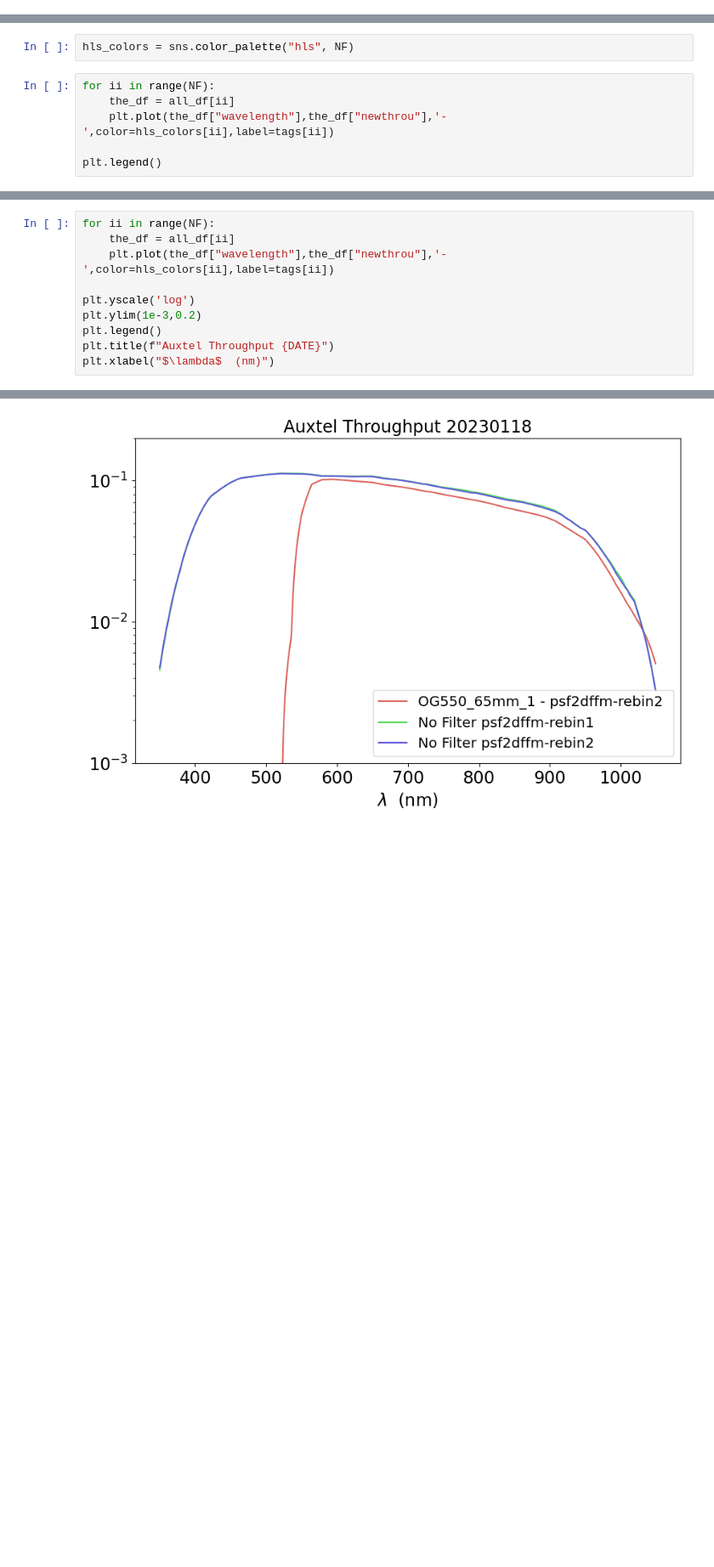
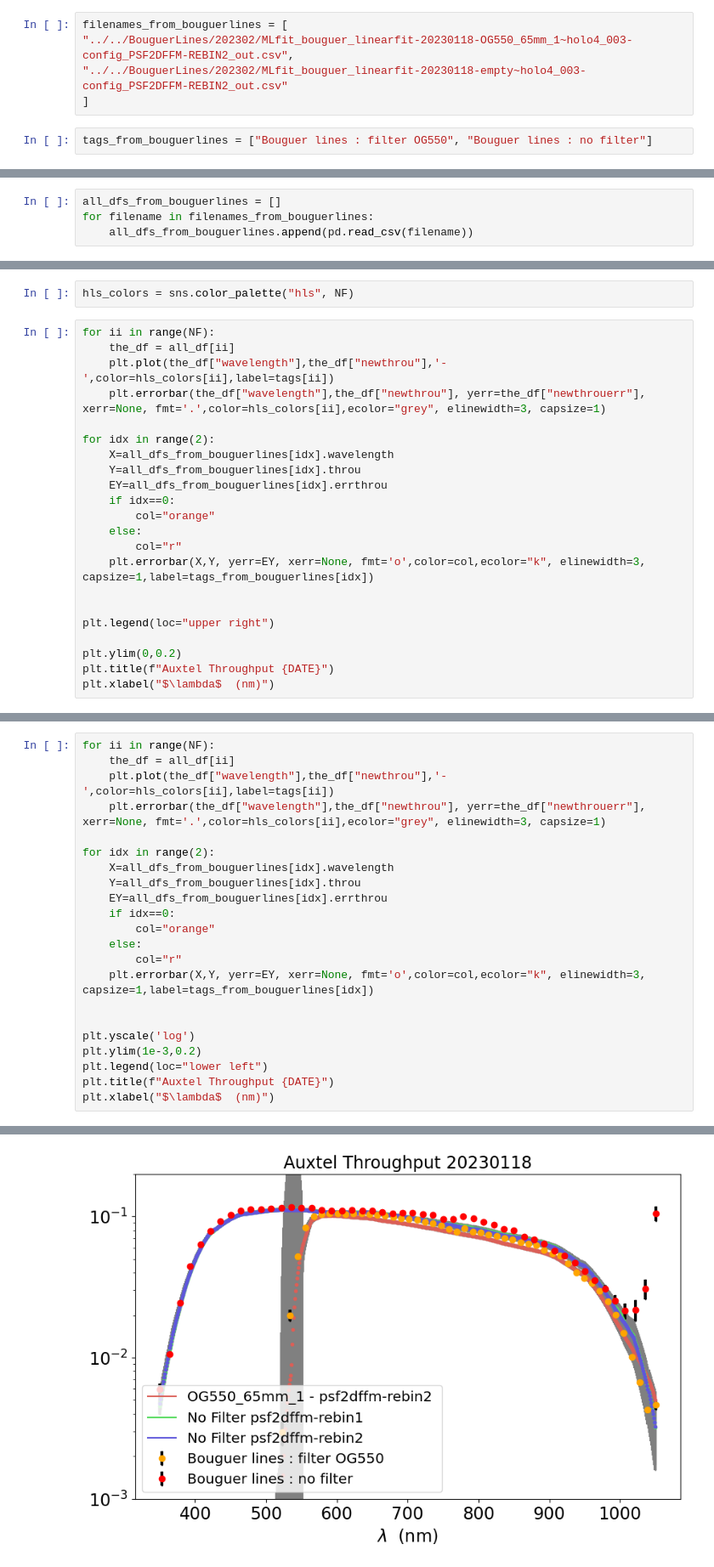
Before and after one commit to sylvielsstfr/AuxTelComm, a Jupyter notebook: notebooks_usdf/FitAtmosphericParameters/202302/CompareThroughputs.ipynb, the cells around one changed output, grey strips where cells are left out. Shown: that part at 85% size. Drawn from its saved outputs; the diff is of its cells as text; blank space fills up the shorter version.

```diff
--- a/notebooks_usdf/FitAtmosphericParameters/202302/CompareThroughputs.ipynb
+++ b/notebooks_usdf/FitAtmosphericParameters/202302/CompareThroughputs.ipynb
@@ -49,6 +49,13 @@ plt.rcParams.update(params)
 # Config
 # %%
 DATE=20230118
+# %%
+filenames_from_bouguerlines = [
+"../../BouguerLines/202302/MLfit_bouguer_linearfit-20230118-OG550_65mm_1~holo4_003-config_PSF2DFFM-REBIN2_out.csv",
+"../../BouguerLines/202302/MLfit_bouguer_linearfit-20230118-empty~holo4_003-config_PSF2DFFM-REBIN2_out.csv"
+]
+# %%
+tags_from_bouguerlines = ["Bouguer lines : filter OG550", "Bouguer lines : no filter"]
 # %%
 filenames = [
 "throughput-2023-01-18-OG550_65mm_1~holo4_003-psf2dffm-rebin2-fitatmparams.csv",
@@ -56,6 +63,10 @@ filenames = [
 "throughput-2023-01-18-empty~holo4_003-psf2dffm-rebin2-fitatmparams.csv"
 ]
 tags = ["OG550_65mm_1 - psf2dffm-rebin2 ", "No Filter psf2dffm-rebin1","No Filter psf2dffm-rebin2" ]
+# %%
+all_dfs_from_bouguerlines = []
+for filename in filenames_from_bouguerlines:
+    all_dfs_from_bouguerlines.append(pd.read_csv(filename))
 # %%
 all_df = []
 for filename in filenames:
@@ -77,6 +98,22 @@ hls_colors = sns.color_palette("hls", NF)
 for ii in range(NF):
     the_df = all_df[ii]
     plt.plot(the_df["wavelength"],the_df["newthrou"],'-',color=hls_colors[ii],label=tags[ii])
+    plt.errorbar(the_df["wavelength"],the_df["newthrou"], yerr=the_df["newthrouerr"], xerr=None, fmt='.',color=hls_colors[ii],ecolor="grey", elinewidth=3, capsize=1)
 
-plt.legend()
+for idx in range(2):
+    X=all_dfs_from_bouguerlines[idx].wavelength
+    Y=all_dfs_from_bouguerlines[idx].throu
+    EY=all_dfs_from_bouguerlines[idx].errthrou
+    if idx==0:
+        col="orange"
+    else:
+        col="r"
+    plt.errorbar(X,Y, yerr=EY, xerr=None, fmt='o',color=col,ecolor="k", elinewidth=3, capsize=1,label=tags_from_bouguerlines[idx])
+
+
+plt.legend(loc="upper right")
+
+plt.ylim(0,0.2)
+plt.title(f"Auxtel Throughput {DATE}")
+plt.xlabel("$\lambda$  (nm)")
 # %% [output]
@@ -85,13 +122,25 @@ plt.legend()
 # %%
 for ii in range(NF):
     the_df = all_df[ii]
     plt.plot(the_df["wavelength"],the_df["newthrou"],'-',color=hls_colors[ii],label=tags[ii])
+    plt.errorbar(the_df["wavelength"],the_df["newthrou"], yerr=the_df["newthrouerr"], xerr=None, fmt='.',color=hls_colors[ii],ecolor="grey", elinewidth=3, capsize=1)
+
+for idx in range(2):
+    X=all_dfs_from_bouguerlines[idx].wavelength
+    Y=all_dfs_from_bouguerlines[idx].throu
+    EY=all_dfs_from_bouguerlines[idx].errthrou
+    if idx==0:
+        col="orange"
+    else:
+        col="r"
+    plt.errorbar(X,Y, yerr=EY, xerr=None, fmt='o',color=col,ecolor="k", elinewidth=3, capsize=1,label=tags_from_bouguerlines[idx])
+
 
 plt.yscale('log')
 plt.ylim(1e-3,0.2)
-plt.legend()
+plt.legend(loc="lower left")
 plt.title(f"Auxtel Throughput {DATE}")
 plt.xlabel("$\lambda$  (nm)")
 # %% [output]
 Text(0.5, 0, '$\\lambda$  (nm)')
-[figure, old version]
+[figure, new version]
```
Also changed, not shown: parts of 4 cells of this notebook, 1 other file.
